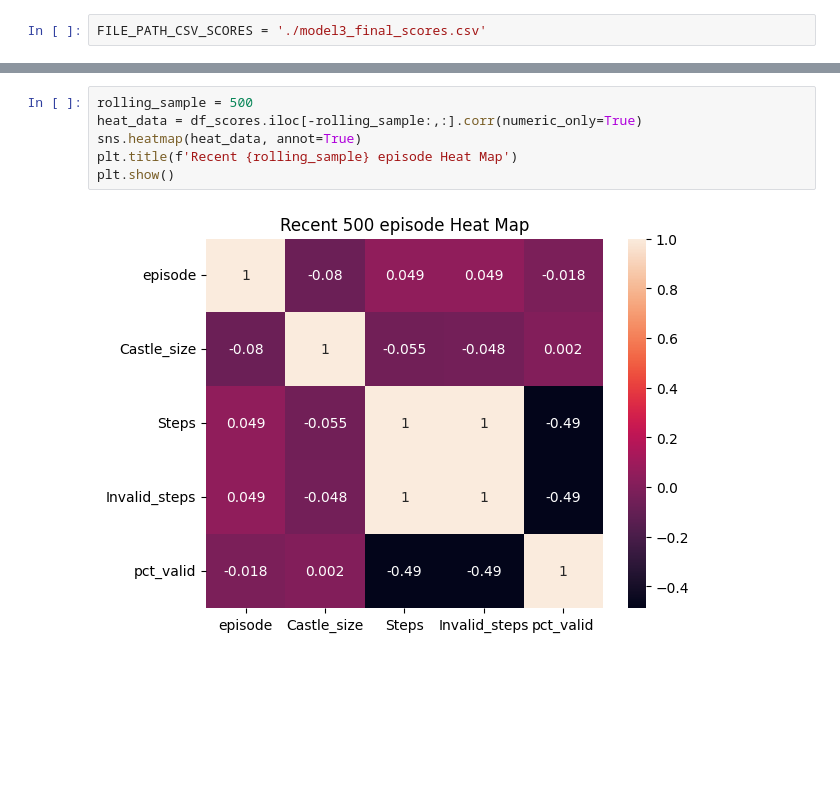
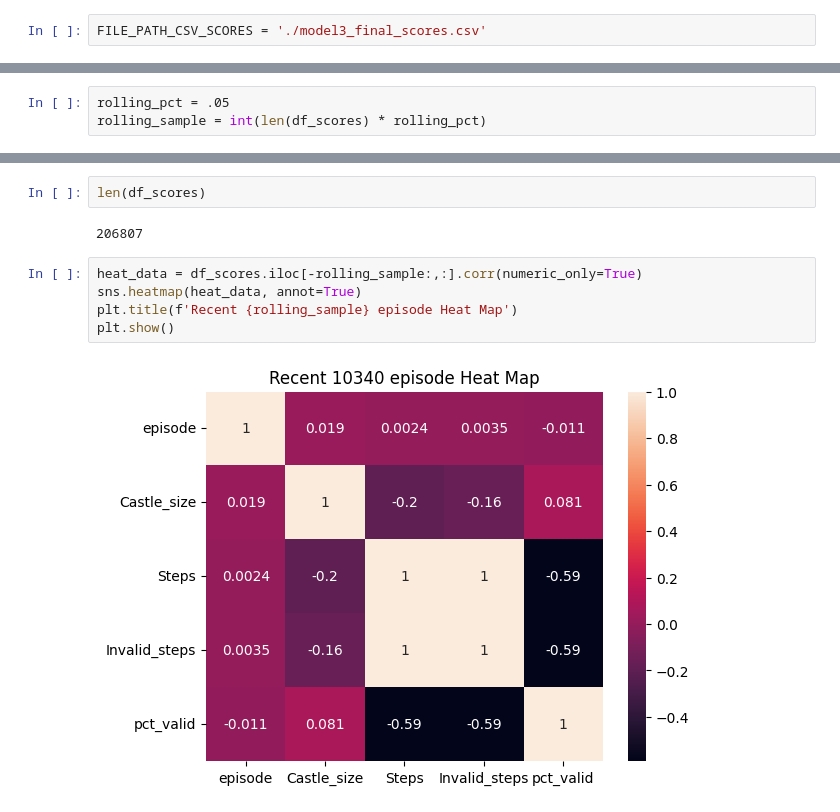
Before and after one commit to Rabmuk/Reinforcement-Regicide, a Jupyter notebook: Scores_analysis.ipynb, the cells around one changed output, grey strips where cells are left out. Cells and saved outputs as stored; diff of their text form; blank space fills up the shorter version.

```diff
--- a/Scores_analysis.ipynb
+++ b/Scores_analysis.ipynb
@@ -18,3 +20,6 @@ df_scores.head()
+# %%
+rolling_pct = .05
+rolling_sample = int(len(df_scores) * rolling_pct)
 # %%
 df_scores.plot(
     kind='scatter',
@@ -67,8 +85,11 @@ plt.show()
+# %%
+len(df_scores)
+# %% [output]
+206807
 # %%
-rolling_sample = 500
 heat_data = df_scores.iloc[-rolling_sample:,:].corr(numeric_only=True)
 sns.heatmap(heat_data, annot=True)
 plt.title(f'Recent {rolling_sample} episode Heat Map')
 plt.show()
 # %% [output]
-[figure, old version]
+[figure, new version]
```
Also changed, not shown: parts of 8 cells of this notebook, 1 other file.
